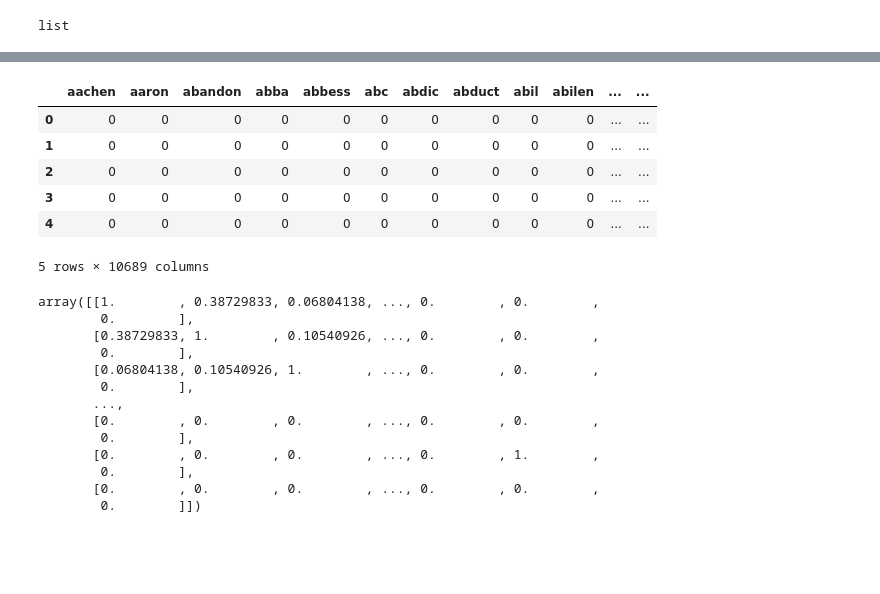
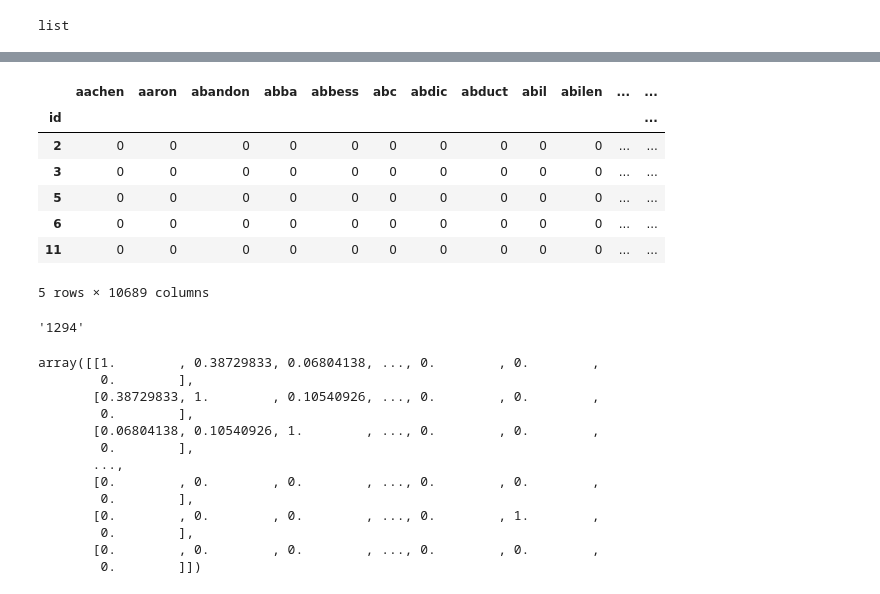
Before and after one commit to juankquintana/proyecto_recomendacion_peliculas, a Jupyter notebook: JCQ Proyecto_Peliculas_ANS copy.ipynb, the cells around one changed output, grey strips where cells are left out. Cells and saved outputs as stored; diff of their text form; code cells hidden in the pictures; blank space fills up the shorter version.

```diff
--- a/JCQ Proyecto_Peliculas_ANS copy.ipynb
+++ b/JCQ Proyecto_Peliculas_ANS copy.ipynb
@@ -373,3 +326,16 @@ df_grouped_keywords.head()
 | 4 | 11 | [android, galaxy, hermit, death s... |
 # %%
 #!python -m spacy download en_core_web_sm
+# %%
+# Convert 'movieId' column in df_ratings to object type
+df_grouped_keywords['id'] = df_grouped_keywords['id'].astype(str)
+
+# Now perform the merge operation
+df_keywords_title = pd.merge(df_grouped_keywords, metadata[['id', 'original_title']],
+                     left_on='id', right_on='id', how='left')
+
+# Seleccionar solo las columnas que necesitas
+df_keywords_title = df_keywords_title[['id','original_title', 'keyword_name']]
+
+# Mostrar el DataFrame final
+df_keywords_title.head()
@@ -389,12 +362,12 @@ def text_cleaning(txt, apply_lemma=True, apply_stemming=True):
 
     # Eliminar caracteres especiales, tildes y convertir a minúsculas
     out = unidecode.unidecode(txt)
-    out = re.sub('[^A-Za-z0-9 ]+', ' ', out)
+    out = re.sub('[^A-Za-z0-9 ]+', ' ', out)  # Mantener solo letras y números
     out = re.sub("\d+", "", out)  # Eliminar números
     out = re.sub('\s+', ' ', out).strip()  # Remover espacios extra
-    out = out.lower()  # Minúsculas
+    out = out.lower()  # Convertir a minúsculas
 
-    # No es necesario tokenizar con spaCy, ya que son palabras individuales
+    # Tokenización en palabras
     lemmas = out.split()
 
     # Stemming
@@ -403,18 +376,18 @@ def text_cleaning(txt, apply_lemma=True, apply_stemming=True):
     else:
         stemmed = lemmas
 
-    # Filtrar palabras cortas
+    # Filtrar palabras cortas (menores de 3 caracteres) y eliminar posibles vacíos
     cleaned = [word for word in stemmed if len(word) > 2]
 
-    return " ".join(cleaned)
+    return " ".join(cleaned) if cleaned else ""
 # %%
 # Aplicar la limpieza a cada palabra clave en las listas de 'keyword_name'
-df_grouped_keywords['cleaned_keywords'] = df_grouped_keywords['keyword_name'].apply(
+df_keywords_title['cleaned_keywords'] = df_keywords_title['keyword_name'].apply(
     lambda keywords: [text_cleaning(kw) for kw in keywords if kw]  # Verificar si cada keyword no es None
 )
 
 # Mostrar las primeras filas con las palabras clave limpias
-print(df_grouped_keywords[['id', 'cleaned_keywords']].head())
+print(df_keywords_title[['id', 'cleaned_keywords']].head())
 # %% [output]
    id                                   cleaned_keywords
 0   2  [underdog, prison, factori worker, prison, hel...
@@ -430,5 +411,5 @@ Name: cleaned_keywords, dtype: object
 # %%
-clean_keywords=df_grouped_keywords["cleaned_keywords"]
+clean_keywords=df_keywords_title["cleaned_keywords"]
 
 clean_sentences= [" ".join(i) for i in clean_keywords]
 
@@ -447,16 +428,21 @@ count_matrix
 # %%
-df_count_matrix = pd.DataFrame(count_matrix.toarray(), columns=count.get_feature_names_out())
+df_count_matrix = pd.DataFrame(count_matrix.toarray(), columns=count.get_feature_names_out(),index=df_keywords_title['id'])
 
 # Ver las primeras filas del  DataFrame resultante con la matriz count y las palabras del vocabulario
 df_count_matrix.head()
 # %% [output]
 |  | aachen | aaron | abandon | abba | abbess | abc | abdic | abduct | abil | abilen | ... | ... |
-| 0 | 0 | 0 | 0 | 0 | 0 | 0 | 0 | 0 | 0 | 0 | ... | ... |
-| 1 | 0 | 0 | 0 | 0 | 0 | 0 | 0 | 0 | 0 | 0 | ... | ... |
+| id |  |  |  |  |  |  |  |  |  |  |  | ... |
 | 2 | 0 | 0 | 0 | 0 | 0 | 0 | 0 | 0 | 0 | 0 | ... | ... |
 | 3 | 0 | 0 | 0 | 0 | 0 | 0 | 0 | 0 | 0 | 0 | ... | ... |
-| 4 | 0 | 0 | 0 | 0 | 0 | 0 | 0 | 0 | 0 | 0 | ... | ... |
+| 5 | 0 | 0 | 0 | 0 | 0 | 0 | 0 | 0 | 0 | 0 | ... | ... |
+| 6 | 0 | 0 | 0 | 0 | 0 | 0 | 0 | 0 | 0 | 0 | ... | ... |
+| 11 | 0 | 0 | 0 | 0 | 0 | 0 | 0 | 0 | 0 | 0 | ... | ... |
 5 rows × 10689 columns
+# %%
+df_count_matrix.index[862]
+# %% [output]
+'1294'
 # %%
 from sklearn.metrics.pairwise import cosine_similarity
 
```
Also changed, not shown: parts of 10 cells of this notebook.
